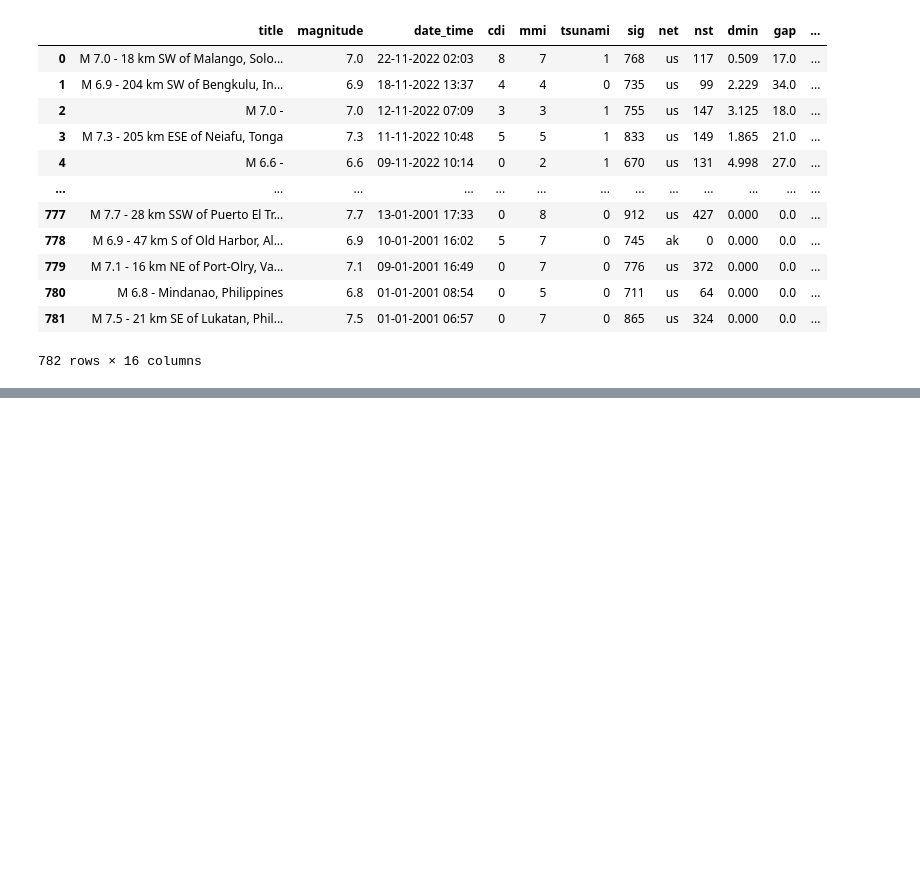
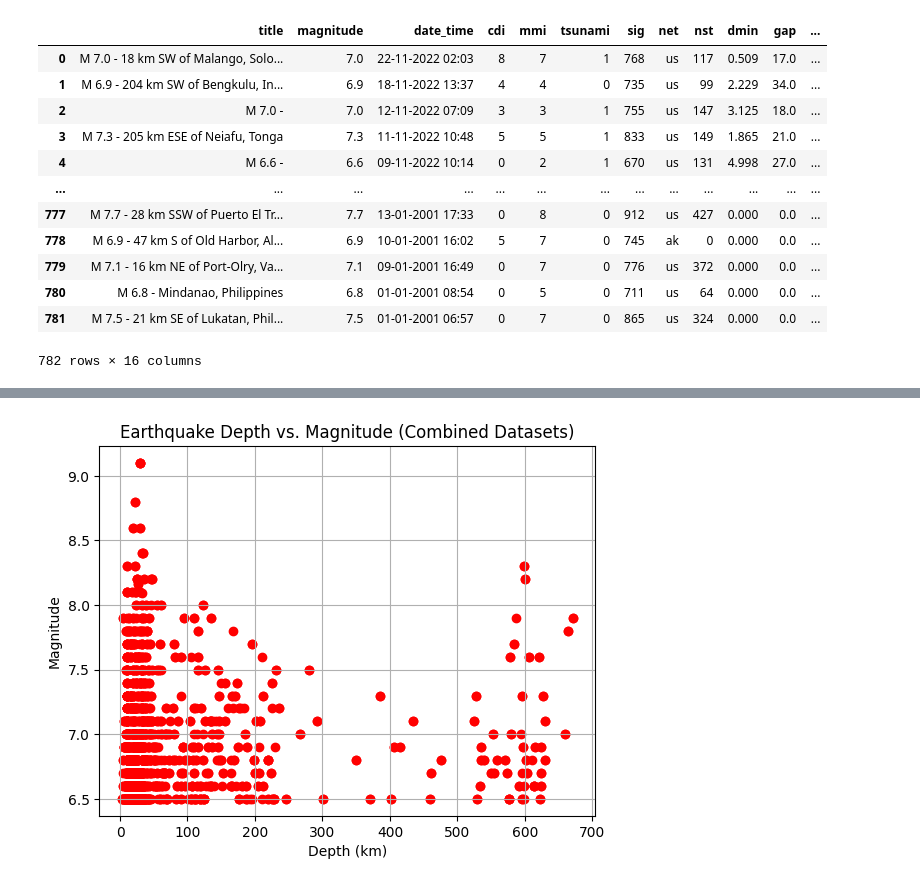
Before and after one commit to BunnyBea83/DSD_Earthquake_Presentation, a Jupyter notebook: joe.ipynb, the cells around one changed output, grey strips where cells are left out. Cells and saved outputs as stored; diff of their text form; code cells hidden in the pictures; blank space fills up the shorter version.

```diff
--- a/joe.ipynb
+++ b/joe.ipynb
@@ -78,0 +136,11 @@ combined.info()
+# %%
+depth3 = combined['depth']
+magnitude3 = combined['magnitude']
+plt.scatter(depth3, magnitude3, color='red')
+plt.grid()
+plt.title("Earthquake Depth vs. Magnitude (Combined Datasets)")
+plt.xlabel('Depth (km)')
+plt.ylabel('Magnitude')
+plt.show()
+# %% [output]
+[figure, added]
```
Also changed, not shown: parts of 9 cells of this notebook.
